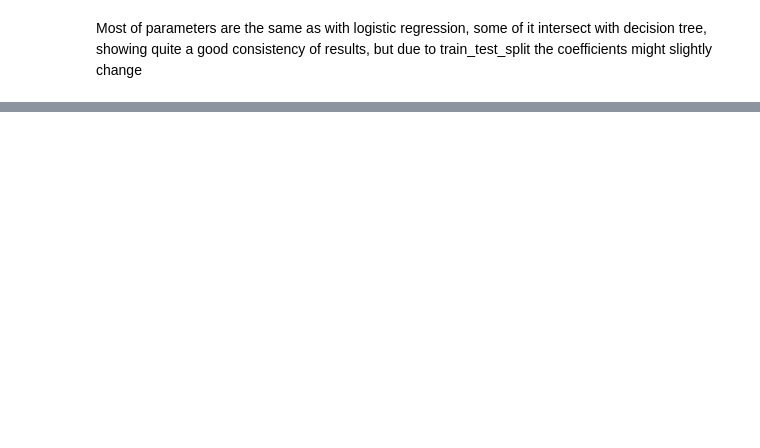
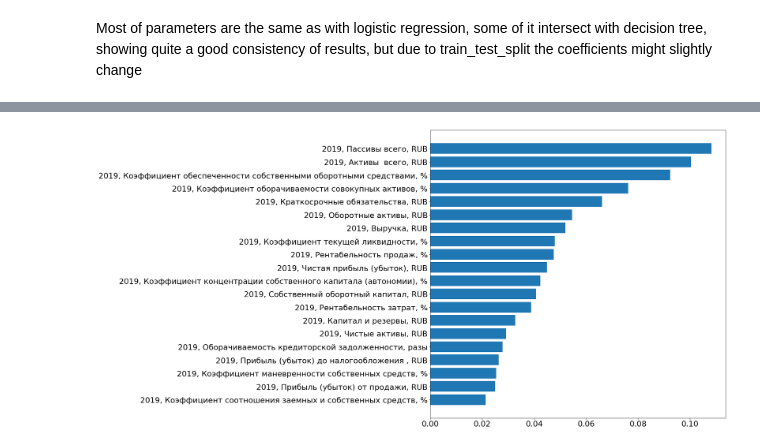
Before and after one commit to Mekss/retail-companies-bankruptcy-research, a Jupyter notebook: bankruptcy analysis.ipynb, the cells around one changed output, grey strips where cells are left out. Saved outputs shown, nothing was run; the diff lists cells and outputs as text; code cells hidden in the pictures; blank space fills up the shorter version.

```diff
--- a/bankruptcy analysis.ipynb
+++ b/bankruptcy analysis.ipynb
@@ -386,0 +498,12 @@ Most of parameters are the same as with logistic regression, some of it intersec
+# %%
+clf = RandomForestClassifier()
+random_grid = {'bootstrap': [True, False],
+     'max_depth': [50, 100, 200],
+     'min_samples_leaf': [5, 10, 20],
+     'min_samples_split': [20, 40],
+     'n_estimators': [500, 2000, 4000]}
+clf = RandomizedSearchCV(estimator = clf, param_distributions = random_grid, n_iter = 50, cv = 3, verbose=2, random_state=42, n_jobs = -1)
+    # Fit the random search model
+clf.fit(X_train, y_train)
+print('Random_forest_best: ', clf.best_params_)
+print(classification_report(y_test, y_pred, digits=3, target_names=target_names))
@@ -386,0 +521,7 @@ Most of parameters are the same as with logistic regression, some of it intersec
+# %%
+clf = RandomForestClassifier()
+clf.fit(X_train, y_train)
+y_pred = clf.predict(X_test)
+print(classification_report(y_test, y_pred, digits=3, target_names=target_names))
+print(confusion_matrix(y_test, y_pred))
+clf.feature_importances_
@@ -386,0 +544,7 @@ Most of parameters are the same as with logistic regression, some of it intersec
+# %%
+sorted_idx = clf.feature_importances_.argsort()
+plt.barh(X_train.columns[sorted_idx], clf.feature_importances_[sorted_idx])
+plt.rcParams["figure.figsize"] = (15, 10)
+plt.rcParams.update({'font.size': 22})
+# %% [output]
+[figure, added]
```
Also changed, not shown: parts of 20 cells of this notebook.
